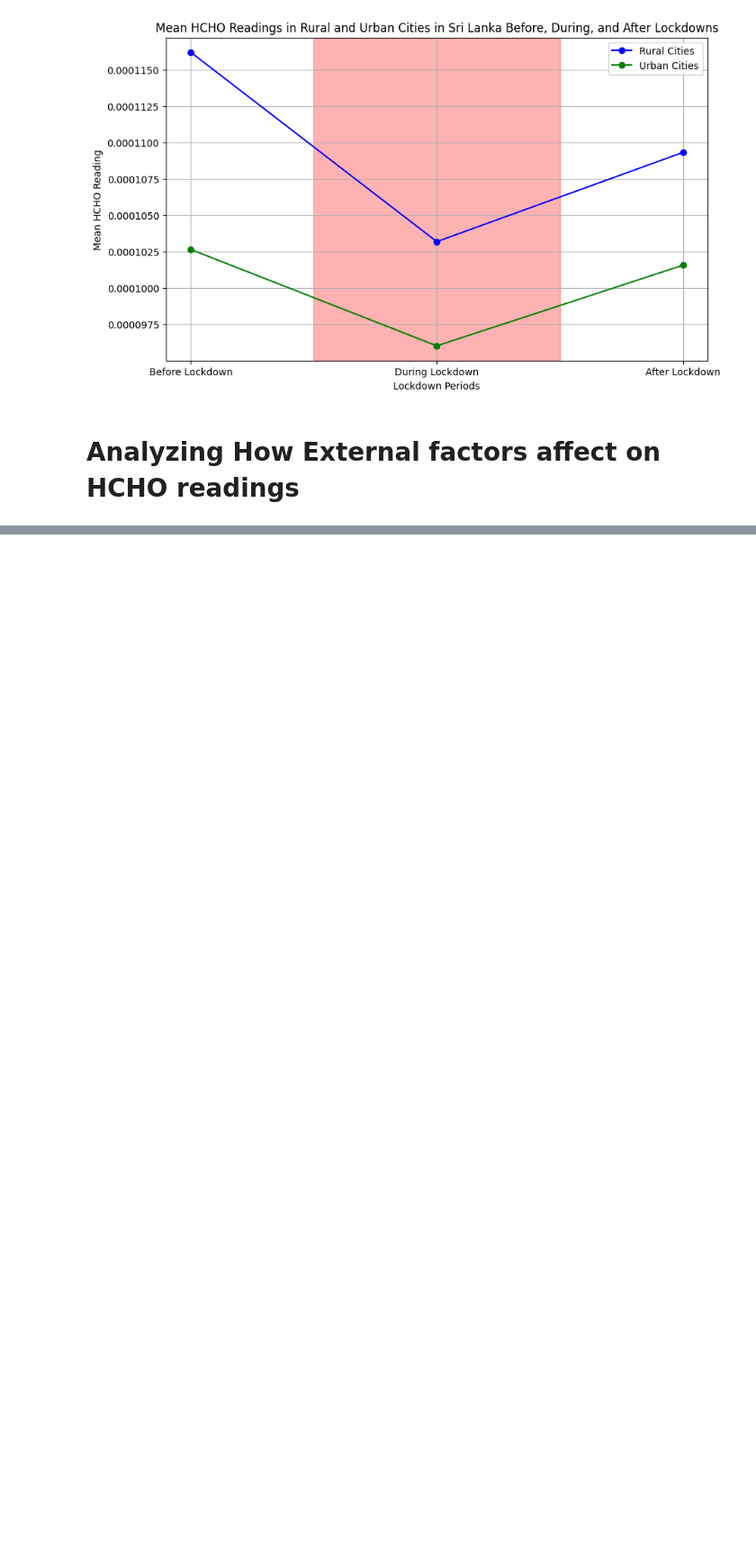
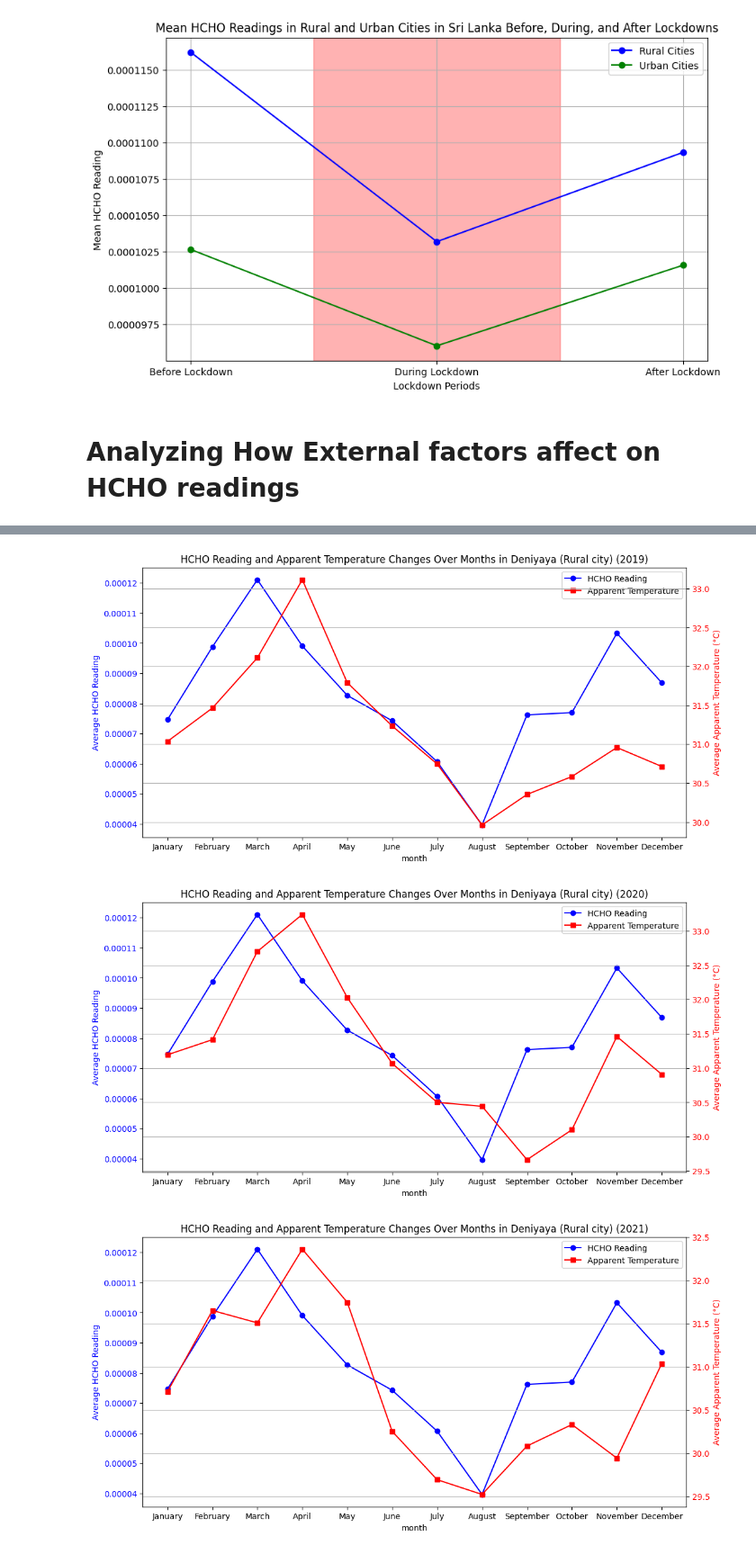
Before and after one commit to VanujaDesilva/Analyzing-HCHO-Gas-Levels-in-Sri-Lanka, a Jupyter notebook: Spatio-Temporal Analysis.ipynb, the cells around one changed output, grey strips where cells are left out. Shown at 90% size. Drawn from its saved outputs; the diff is of its cells as text; code cells hidden in the pictures; blank space fills up the shorter version.

```diff
--- a/Spatio-Temporal Analysis.ipynb
+++ b/Spatio-Temporal Analysis.ipynb
@@ -264,0 +427,47 @@ wether_df = pd.read_csv("DataSets/kan_out")
+# %%
+deniyaya_df['year'] = pd.to_datetime(deniyaya_df['Current Date']).dt.year
+deniyaya_df['month'] = pd.to_datetime(deniyaya_df['Current Date']).dt.month
+# %%
+# Loop through each year from 2019 to 2023
+for year in range(2019, 2023):
+
+    # Group by month and calculate the mean HCHO reading for each month
+    monthly_means_hcho = deniyaya_df.groupby('month')['HCHO reading'].mean()
+
+    # Filter the weather data for the current year and city 'Deniyaya'
+    deniyaya_year = weather_df[(weather_df['city'] == 'Matara') & (weather_df['year'] == year)]
+
+    # Group by month and calculate the mean apparent temperature for each month
+    monthly_avg_apparent_temp = deniyaya_year.groupby('month')['apparent_temperature_mean'].mean()
+
+    # Create a new plot for the current year
+    fig, ax1 = plt.subplots(figsize=(12, 6))
+
+    # Plot HCHO readings on primary y-axis
+    ax1.plot(monthly_means_hcho, marker='o', color='blue', label='HCHO Reading')
+    ax1.set_xlabel('month')
+    ax1.set_ylabel('Average HCHO Reading', color='blue')
+    ax1.tick_params(axis='y', labelcolor='blue')
+
+    # Create secondary y-axis for apparent temperature
+    ax2 = ax1.twinx()
+    ax2.plot(monthly_avg_apparent_temp, marker='s', color='red', label='Apparent Temperature')
+    ax2.set_ylabel('Average Apparent Temperature (°C)', color='red')
+    ax2.tick_params(axis='y', labelcolor='red')
+
+    # Add legend
+    lines, labels = ax1.get_legend_handles_labels()
+    lines2, labels2 = ax2.get_legend_handles_labels()
+    ax1.legend(lines + lines2, labels + labels2, loc='upper right')
+
+    # Set x-axis ticks
+    ax1.set_xticks(range(1, 13))
+    ax1.set_xticklabels([calendar.month_name[i] for i in range(1, 13)])
+
+    plt.title(f'HCHO Reading and Apparent Temperature Changes Over Months in Deniyaya (Rural city) ({year})')
+    plt.grid(True)
+    plt.show()
+# %% [output]
+[figure, added]
+[figure, added]
+[figure, added]
```
Also changed, not shown: parts of 22 cells of this notebook.
